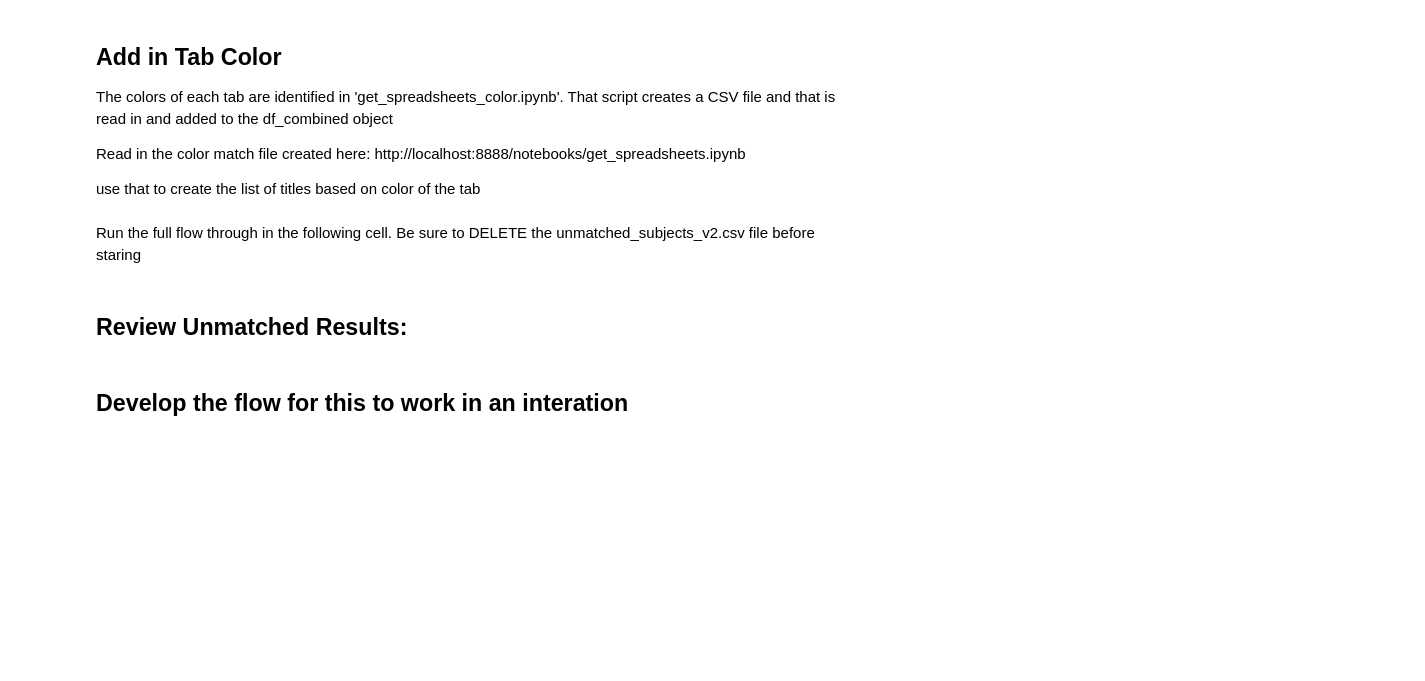
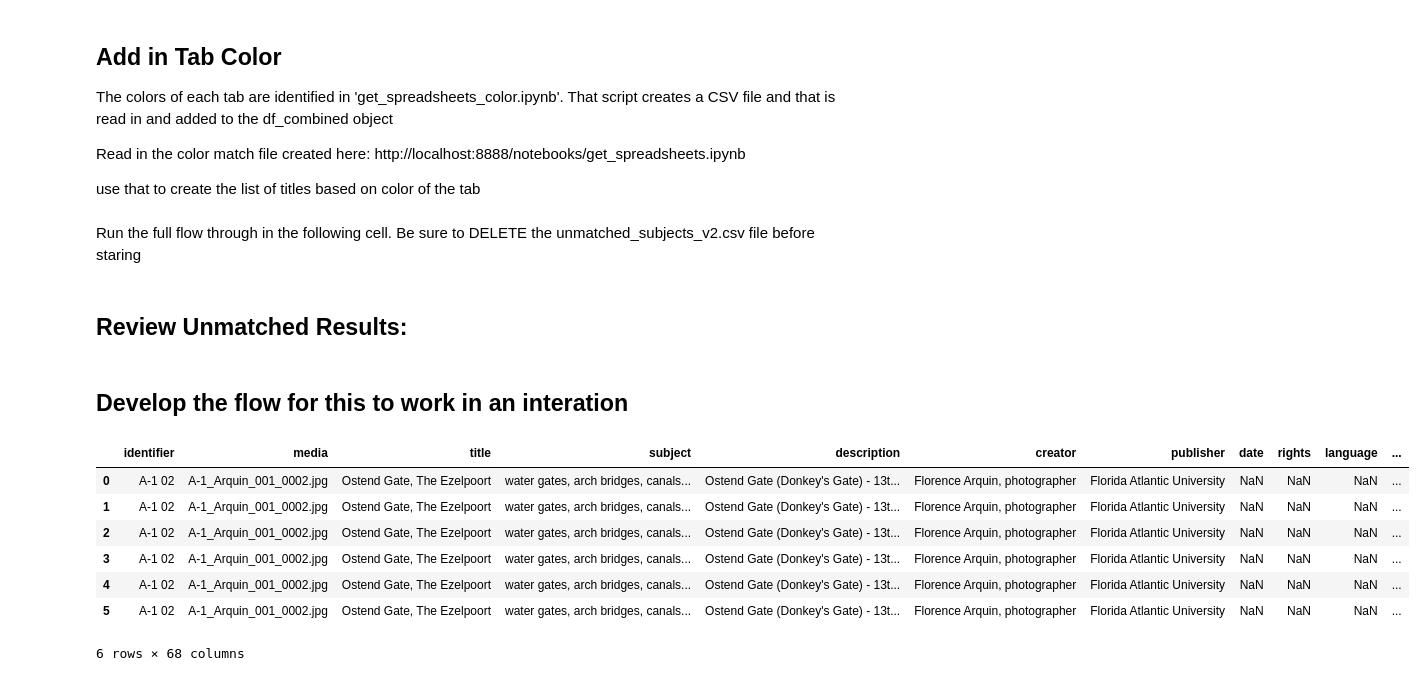
Before and after one commit to EthanDF/arquin, a Jupyter notebook: arquin_metadata_v2.ipynb, the cells around one changed output. Cells and saved outputs as stored; diff of their text form; code cells hidden in the pictures; blank space fills up the shorter version.

```diff
--- a/arquin_metadata_v2.ipynb
+++ b/arquin_metadata_v2.ipynb
@@ -304,6 +322,7 @@ df_medias = df.media.dropna().unique()
 df_medias
 # %%
 # get the index of the search_media term in the array
+search_media = 'A-1_Arquin_001_0002.jpg'
 search_media_index = df_medias.tolist().index(search_media)
 search_media_index
 # %%
@@ -415,0 +439,11 @@ df.loc[df['media']== search_media][narrow_list]
+# %%
+df[df['identifier'] == 'A-1 02']
+# %% [output]
+|  | identifier | media | title | subject | description | creator | publisher | date | rights | language | ... |
+| 0 | A-1 02 | A-1_Arquin_001_0002.jpg | Ostend Gate, The Ezelpoort | water gates, arch bridges, canals... | Ostend Gate (Donkey's Gate) - 13t... | Florence Arquin, photographer | Florida Atlantic University | NaN | NaN | NaN | ... |
+| 1 | A-1 02 | A-1_Arquin_001_0002.jpg | Ostend Gate, The Ezelpoort | water gates, arch bridges, canals... | Ostend Gate (Donkey's Gate) - 13t... | Florence Arquin, photographer | Florida Atlantic University | NaN | NaN | NaN | ... |
+| 2 | A-1 02 | A-1_Arquin_001_0002.jpg | Ostend Gate, The Ezelpoort | water gates, arch bridges, canals... | Ostend Gate (Donkey's Gate) - 13t... | Florence Arquin, photographer | Florida Atlantic University | NaN | NaN | NaN | ... |
+| 3 | A-1 02 | A-1_Arquin_001_0002.jpg | Ostend Gate, The Ezelpoort | water gates, arch bridges, canals... | Ostend Gate (Donkey's Gate) - 13t... | Florence Arquin, photographer | Florida Atlantic University | NaN | NaN | NaN | ... |
+| 4 | A-1 02 | A-1_Arquin_001_0002.jpg | Ostend Gate, The Ezelpoort | water gates, arch bridges, canals... | Ostend Gate (Donkey's Gate) - 13t... | Florence Arquin, photographer | Florida Atlantic University | NaN | NaN | NaN | ... |
+| 5 | A-1 02 | A-1_Arquin_001_0002.jpg | Ostend Gate, The Ezelpoort | water gates, arch bridges, canals... | Ostend Gate (Donkey's Gate) - 13t... | Florence Arquin, photographer | Florida Atlantic University | NaN | NaN | NaN | ... |
+6 rows × 68 columns
```
Also changed, not shown: parts of 8 cells of this notebook, 3 other files.
